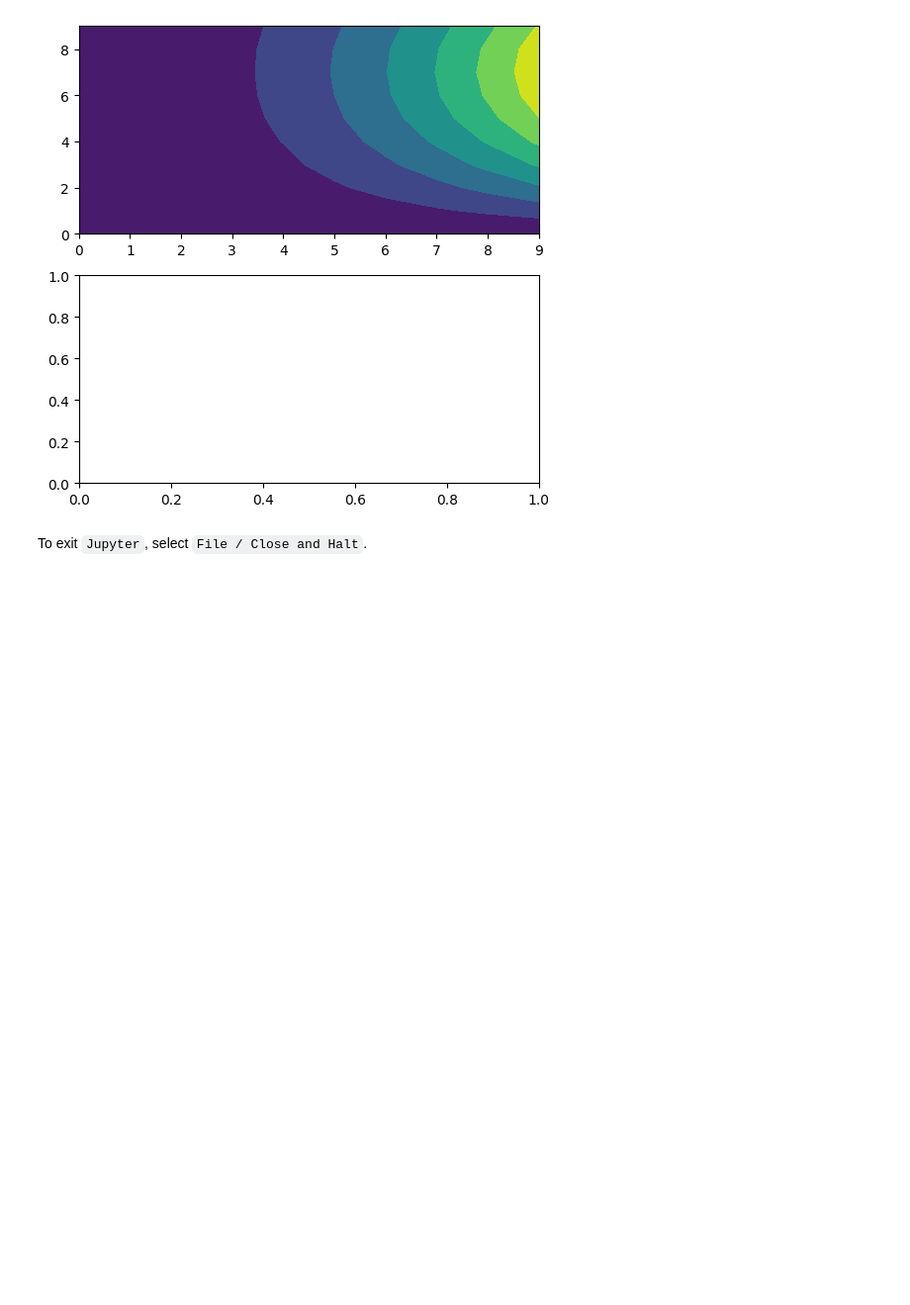
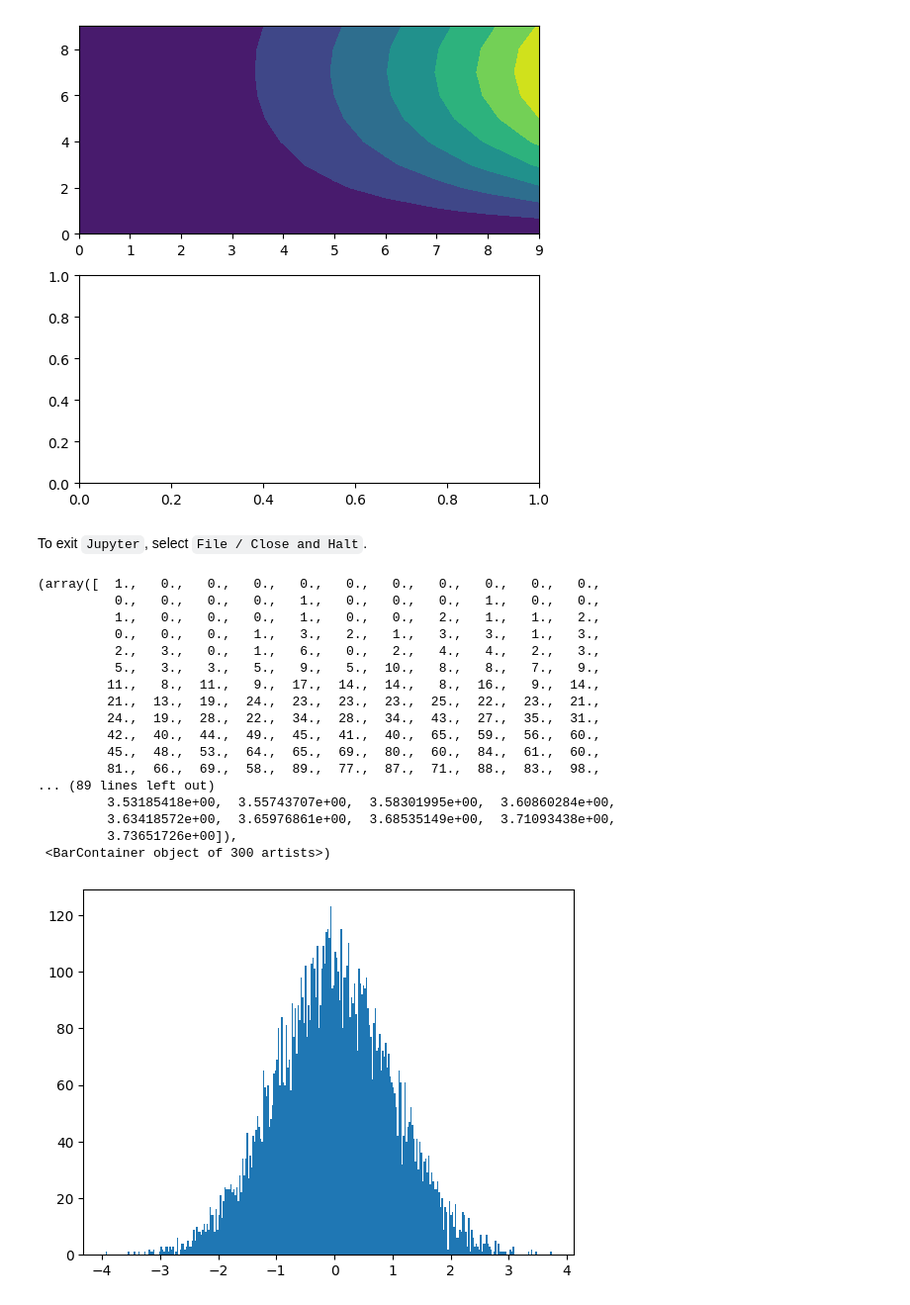
Before and after one commit to aminehd/ISLP_labs_amineh, a Jupyter notebook: Ch02-statlearn-lab.ipynb, the cells around one changed output. Shown at 99% size. Saved outputs shown, nothing was run; the diff lists cells and outputs as text; code cells hidden in the pictures; blank space fills up the shorter version.

Commit message:
Make gaussian sample, hist it

```diff
--- a/Ch02-statlearn-lab.ipynb
+++ b/Ch02-statlearn-lab.ipynb
@@ -2271,3 +2271,29 @@ ax0.contourf(f)
 [figure]
 # %% [markdown]
 To exit `Jupyter`,  select `File / Close and Halt`.
+# %%
+# created gaussian sample, hist bin. you want a lot of bins
+import numpy as np
+from matplotlib.pyplot import subplots
+x = np.random.standard_normal(10000)
+fig, ax = subplots()
+ax.hist(x, bins=300)
+# %% [output]
+(array([  1.,   0.,   0.,   0.,   0.,   0.,   0.,   0.,   0.,   0.,   0.,
+          0.,   0.,   0.,   0.,   1.,   0.,   0.,   0.,   1.,   0.,   0.,
+          1.,   0.,   0.,   0.,   1.,   0.,   0.,   2.,   1.,   1.,   2.,
+          0.,   0.,   0.,   1.,   3.,   2.,   1.,   3.,   3.,   1.,   3.,
+          2.,   3.,   0.,   1.,   6.,   0.,   2.,   4.,   4.,   2.,   3.,
+          5.,   3.,   3.,   5.,   9.,   5.,  10.,   8.,   8.,   7.,   9.,
+         11.,   8.,  11.,   9.,  17.,  14.,  14.,   8.,  16.,   9.,  14.,
+         21.,  13.,  19.,  24.,  23.,  23.,  23.,  25.,  22.,  23.,  21.,
+         24.,  19.,  28.,  22.,  34.,  28.,  34.,  43.,  27.,  35.,  31.,
+         42.,  40.,  44.,  49.,  45.,  41.,  40.,  65.,  59.,  56.,  60.,
+         45.,  48.,  53.,  64.,  65.,  69.,  80.,  60.,  84.,  61.,  60.,
+         81.,  66.,  69.,  58.,  89.,  77.,  87.,  71.,  88.,  83.,  98.,
+... (89 lines left out)
+         3.53185418e+00,  3.55743707e+00,  3.58301995e+00,  3.60860284e+00,
+         3.63418572e+00,  3.65976861e+00,  3.68535149e+00,  3.71093438e+00,
+         3.73651726e+00]),
+ <BarContainer object of 300 artists>)
+[figure, added]
```
